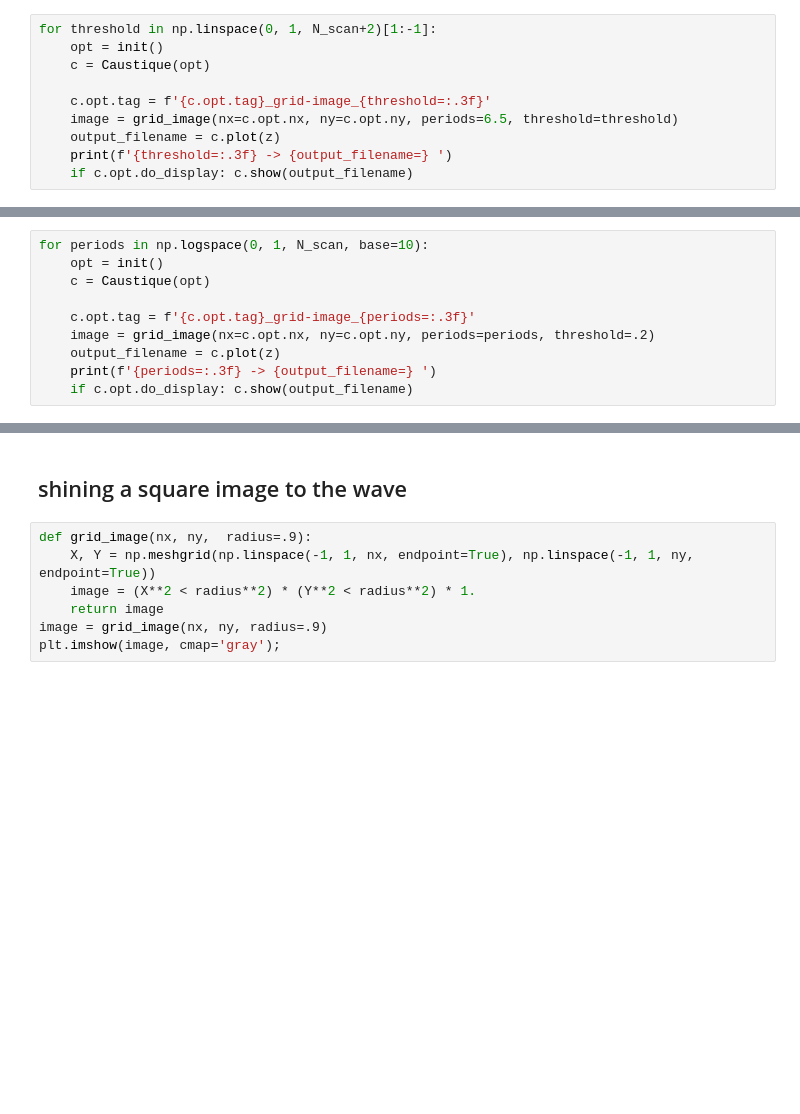
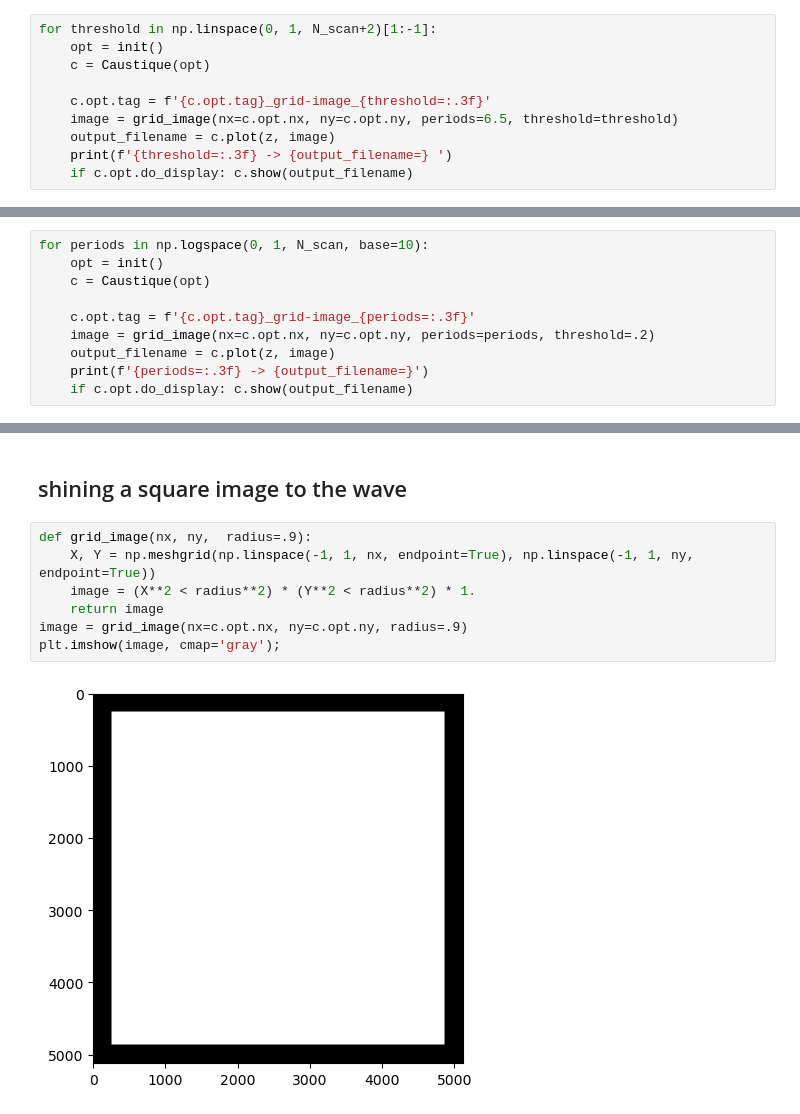
Before and after one commit to NaturalPatterns/2020_caustiques, a Jupyter notebook: 2022-12-02_caustique.ipynb, the cells around one changed output, grey strips where cells are left out. Cells and saved outputs as stored; diff of their text form; blank space fills up the shorter version.

```diff
--- a/2022-12-02_caustique.ipynb
+++ b/2022-12-02_caustique.ipynb
@@ -376,6 +428,6 @@ for threshold in np.linspace(0, 1, N_scan+2)[1:-1]:
 
     c.opt.tag = f'{c.opt.tag}_grid-image_{threshold=:.3f}'
     image = grid_image(nx=c.opt.nx, ny=c.opt.ny, periods=6.5, threshold=threshold)
-    output_filename = c.plot(z)
+    output_filename = c.plot(z, image)
     print(f'{threshold=:.3f} -> {output_filename=} ')
     if c.opt.do_display: c.show(output_filename)
@@ -386,6 +448,6 @@ for periods in np.logspace(0, 1, N_scan, base=10):
 
     c.opt.tag = f'{c.opt.tag}_grid-image_{periods=:.3f}'
     image = grid_image(nx=c.opt.nx, ny=c.opt.ny, periods=periods, threshold=.2)
-    output_filename = c.plot(z)
-    print(f'{periods=:.3f} -> {output_filename=} ')
+    output_filename = c.plot(z, image)
+    print(f'{periods=:.3f} -> {output_filename=}')
     if c.opt.do_display: c.show(output_filename)
@@ -394,10 +466,12 @@ for periods in np.logspace(0, 1, N_scan, base=10):
 # %%
 def grid_image(nx, ny,  radius=.9):
     X, Y = np.meshgrid(np.linspace(-1, 1, nx, endpoint=True), np.linspace(-1, 1, ny, endpoint=True))
     image = (X**2 < radius**2) * (Y**2 < radius**2) * 1.
     return image
-image = grid_image(nx, ny, radius=.9)
+image = grid_image(nx=c.opt.nx, ny=c.opt.ny, radius=.9)
 plt.imshow(image, cmap='gray');
+# %% [output]
+[figure, added]
 # %%
 c = Caustique(init())
 c.opt.tag = f'{c.opt.tag}_square-image'
```
Also changed, not shown: parts of 15 cells of this notebook, 2 other files.
